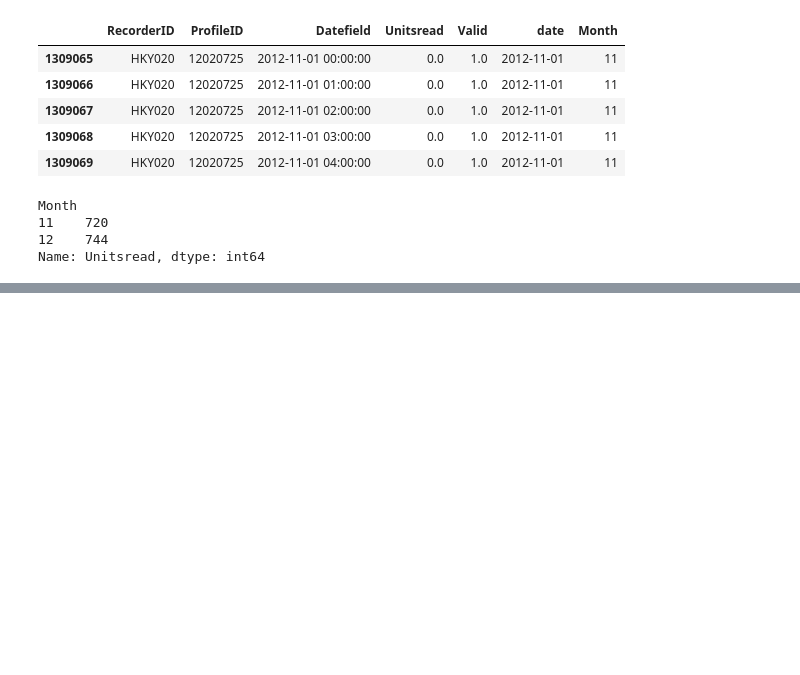
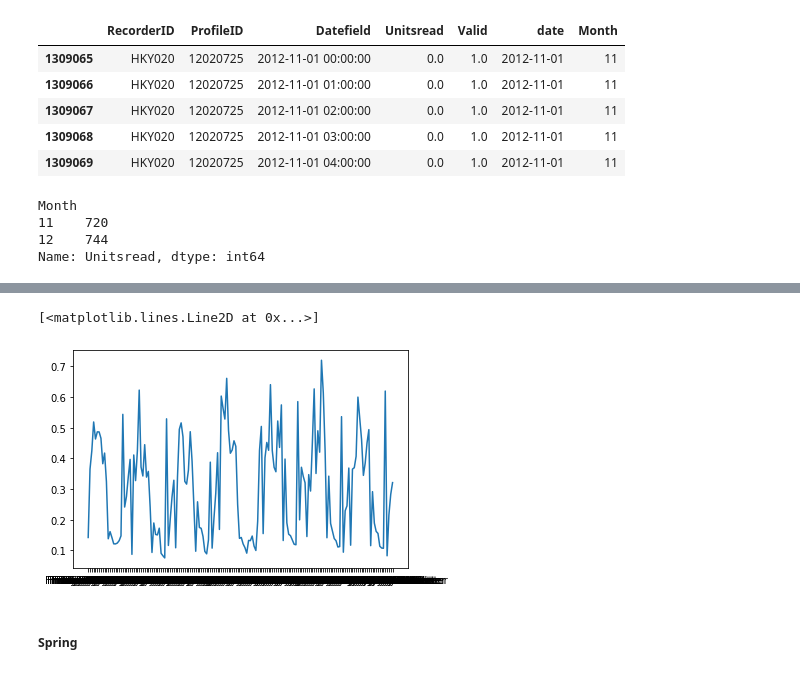
Before and after one commit to Nicolaskirsch2000/BASc-Dissertation, a Jupyter notebook: SA 2012.ipynb, the cells around one changed output, grey strips where cells are left out. Cells and saved outputs as stored; diff of their text form; code cells hidden in the pictures; blank space fills up the shorter version.

```diff
--- a/SA 2012.ipynb
+++ b/SA 2012.ipynb
@@ -137,0 +402,4 @@ Name: Unitsread, dtype: int64
+# %%
+winter_mean = winter_mean_gb.to_frame()
+winter_mean.reset_index(inplace = True)
+winter_mean.head()
@@ -137,0 +413,6 @@ Name: Unitsread, dtype: int64
+# %%
+winter_mean["Timestamp"] = winter_mean["Weekday"] + ' ' + winter_mean["Hour"].astype(str) + 'h Winter'
+# %%
+winter_mean.drop(["Weekday", "Hour"], axis = 1, inplace = True)
+# %%
+winter_mean_p = winter_mean.pivot(index='ProfileID', columns='Timestamp', values='Unitsread')
@@ -137,0 +430,7 @@ Name: Unitsread, dtype: int64
+# %%
+plt.plot(winter_mean_p.iloc[0,:])
+# %% [output]
+[<matplotlib.lines.Line2D at 0x...>]
+[figure, added]
+# %% [markdown]
+##### Spring
```
Also changed, not shown: parts of 74 cells of this notebook, 2 other files.
